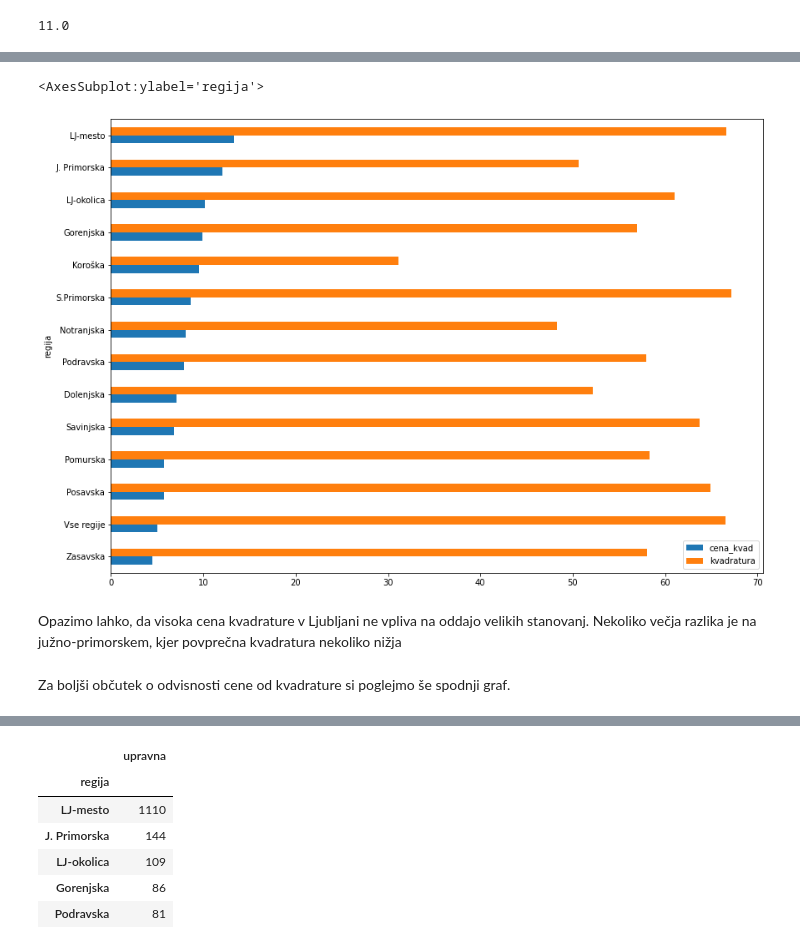
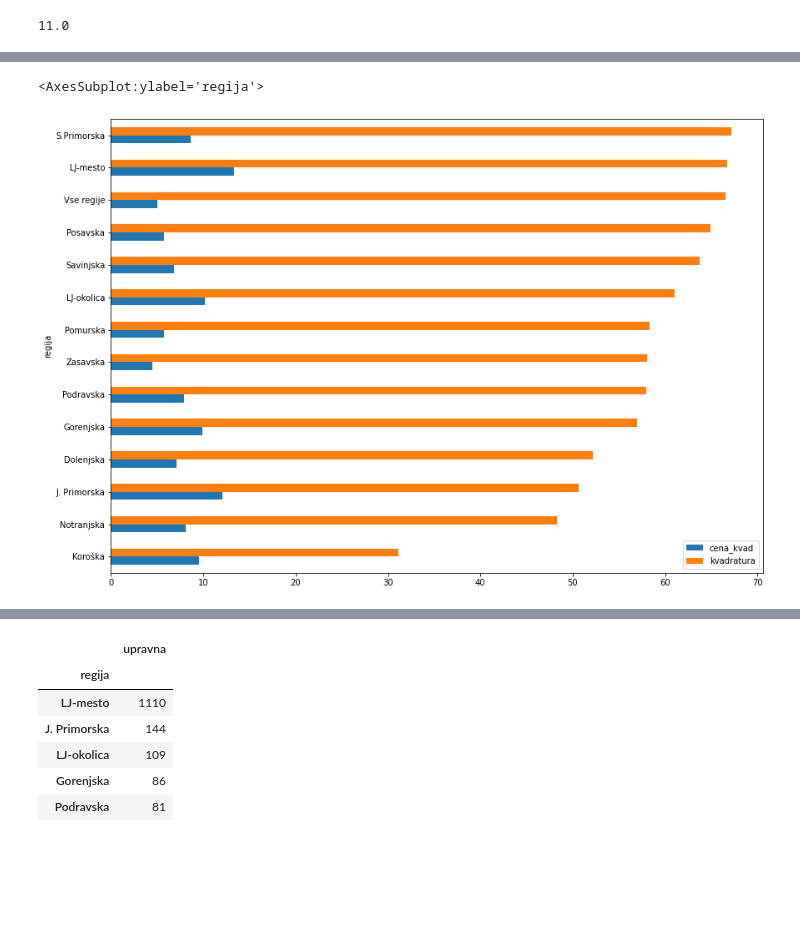
Before and after one commit to gajajamnik/analiza-stanovanj, a Jupyter notebook: Analiza stanovanj.ipynb, the cells around one changed output, grey strips where cells are left out. Cells and saved outputs as stored; diff of their text form; code cells hidden in the pictures; blank space fills up the shorter version.

```diff
--- a/Analiza stanovanj.ipynb
+++ b/Analiza stanovanj.ipynb
@@ -78,5 +111,7 @@ Oglejmo si še povprečje
+# %%
+slo_stanovanja2 = slo_stanovanja[['cena_kvad', 'kvadratura', 'cena', 'regija']][slo_stanovanja.cena_kvad < 60].sort_values('cena_kvad', ascending=False)
 # %%
-Stanovanja_po_regijah = slo_stanovanja.groupby('regija')
+Stanovanja_po_regijah = slo_stanovanja2.groupby('regija')
 # %%
 Stanovanja_po_regijah.mean()[['cena_kvad', 'kvadratura', 'cena']].sort_values('cena_kvad', ascending=False)
 # %% [output]
@@ -103,9 +195,5 @@ Ali visoke cene vplivajo na povprečno velikost stanovanj, ki se gradijo v dolo
 # %%
-Stanovanja_po_regijah.mean()[['cena_kvad', 'kvadratura']].sort_values('cena_kvad', ascending=True).plot.barh(figsize=(14,10))
+Stanovanja_po_regijah.mean()[['cena_kvad', 'kvadratura']].sort_values('kvadratura', ascending=True).plot.barh(figsize=(14,10))
 # %% [output]
 <AxesSubplot:ylabel='regija'>
-[figure, old version]
+[figure, new version]
-# %% [markdown]
-Opazimo lahko, da visoka cena kvadrature v Ljubljani ne vpliva na oddajo velikih stanovanj. Nekoliko večja razlika je na južno-primorskem, kjer povprečna kvadratura nekoliko nižja
-# %% [markdown]
-Za boljši občutek o odvisnosti cene od kvadrature si poglejmo še spodnji graf.
```
Also changed, not shown: parts of 78 cells of this notebook.
